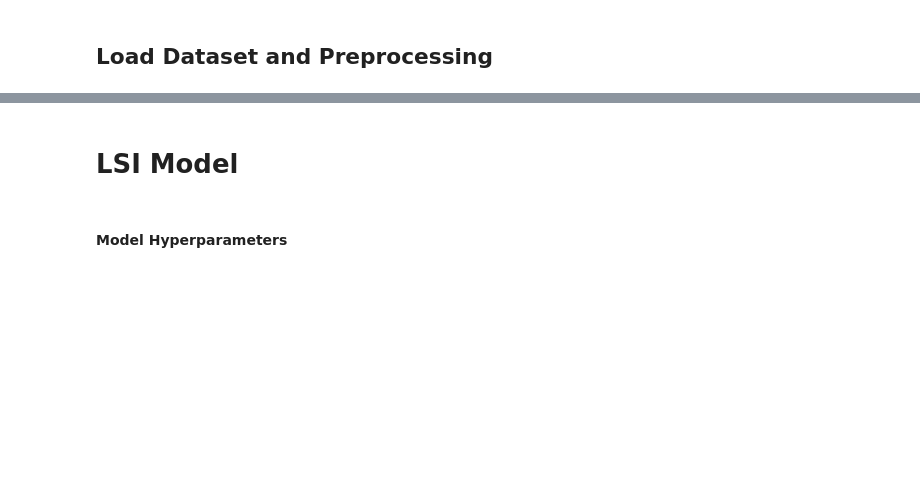
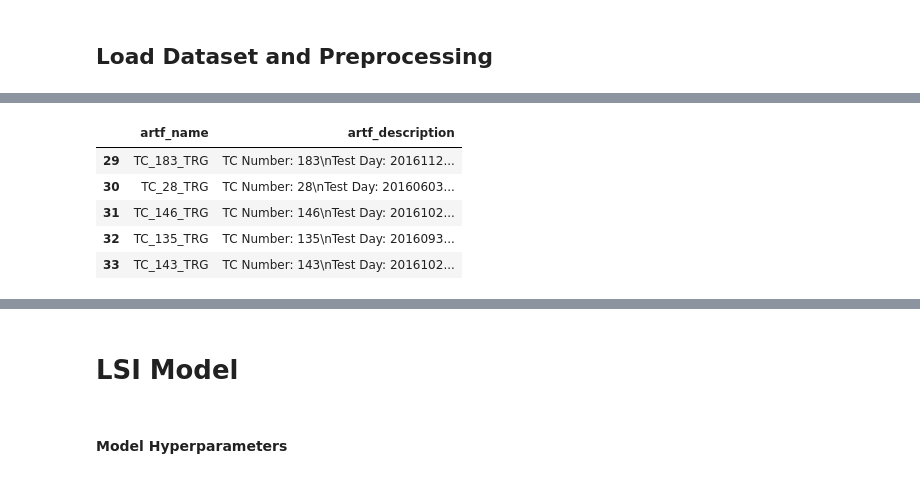
Before and after one commit to Pointpt/trace-link-recovery-study, a Jupyter notebook: notebooks/firefox/firefox-lsi-model.ipynb, the cells around one changed output, grey strips where cells are left out. Cells and saved outputs as stored; diff of their text form; code cells hidden in the pictures; blank space fills up the shorter version.

```diff
--- a/notebooks/firefox/firefox-lsi-model.ipynb
+++ b/notebooks/firefox/firefox-lsi-model.ipynb
@@ -58,0 +66,9 @@ orc.load(trace_df)
+# %%
+test_cases_df.head()
+# %% [output]
+|  | artf_name | artf_description |
+| 29 | TC_183_TRG | TC Number: 183\nTest Day: 2016112... |
+| 30 | TC_28_TRG | TC Number: 28\nTest Day: 20160603... |
+| 31 | TC_146_TRG | TC Number: 146\nTest Day: 2016102... |
+| 32 | TC_135_TRG | TC Number: 135\nTest Day: 2016093... |
+| 33 | TC_143_TRG | TC Number: 143\nTest Day: 2016102... |
```
Also changed, not shown: parts of 6 cells of this notebook, 19 other files.
